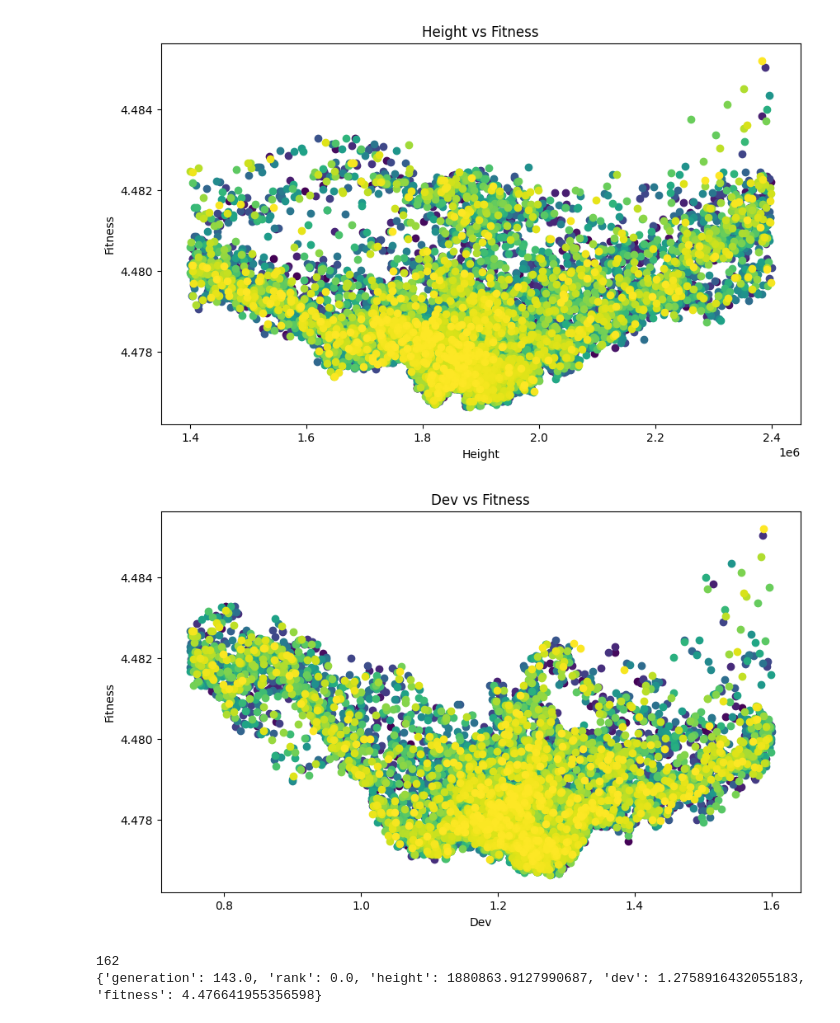
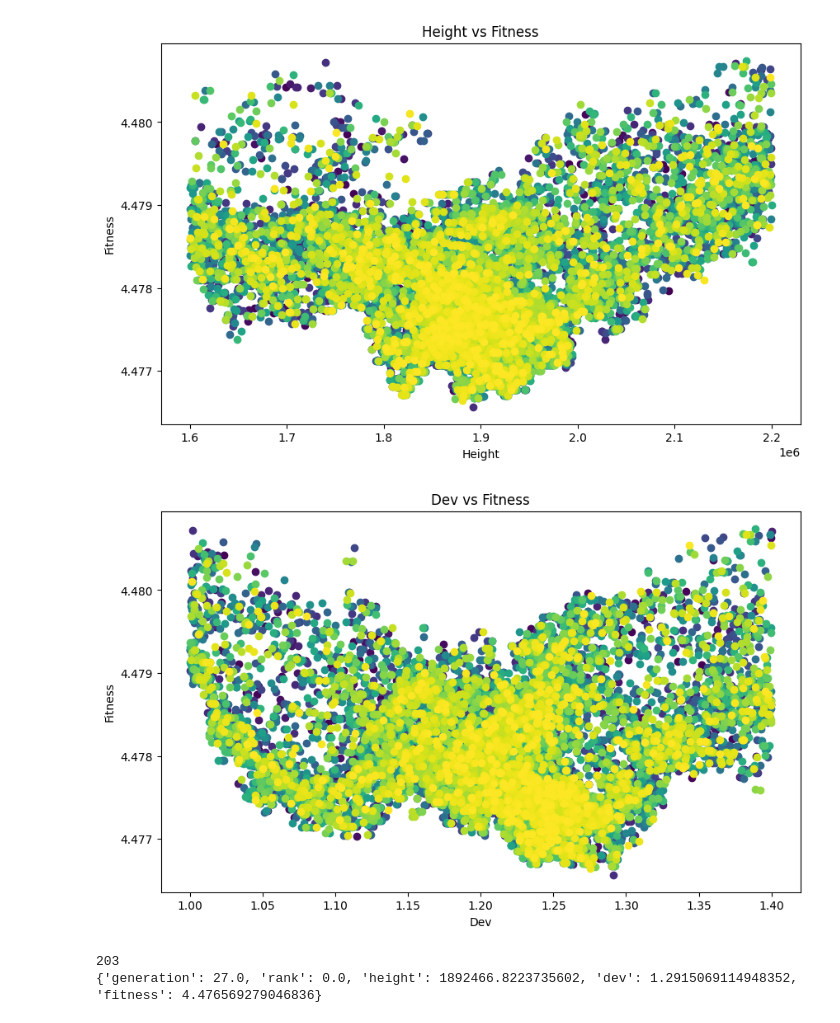
Before and after one commit to JadenStrudwick/CompressedGameNotation, a Jupyter notebook: outputs/GenAlgoPlotter.ipynb, the cells around one changed output. Saved outputs shown, nothing was run; the diff lists cells and outputs as text; code cells hidden in the pictures.

```diff
--- a/outputs/GenAlgoPlotter.ipynb
+++ b/outputs/GenAlgoPlotter.ipynb
@@ -87,24 +87,24 @@ def plot_property_vs_fitness(generations_data, x_property, y_property='fitness')
     plt.title(f'{x_property.capitalize()} vs {y_property.capitalize()}')
     plt.show()
 # %%
-filename = 'output14.txt'
+filename = 'output15.txt'
 config, data = parse_file(filename)
 plot_generations_interactive(data)
 plot_property_vs_fitness(data, 'height')
 plot_property_vs_fitness(data, 'dev')
 print(len(data))
 
 # print the individual with the smallest fitness
 min_fitness = float('inf')
 min_individual = None
 for generation, individuals in data.items():
     for individual in individuals:
         if individual['fitness'] < min_fitness:
             min_fitness = individual['fitness']
             min_individual = individual
 print(min_individual)
 # %% [output]
-[figure, old version]
+[figure, new version]
-[figure, old version]
+[figure, new version]
-162
-{'generation': 143.0, 'rank': 0.0, 'height': 1880863.9127990687, 'dev': 1.2758916432055183, 'fitness': 4.476641955356598}
+203
+{'generation': 27.0, 'rank': 0.0, 'height': 1892466.8223735602, 'dev': 1.2915069114948352, 'fitness': 4.476569279046836}
```
Also changed, not shown: 2 other files.
